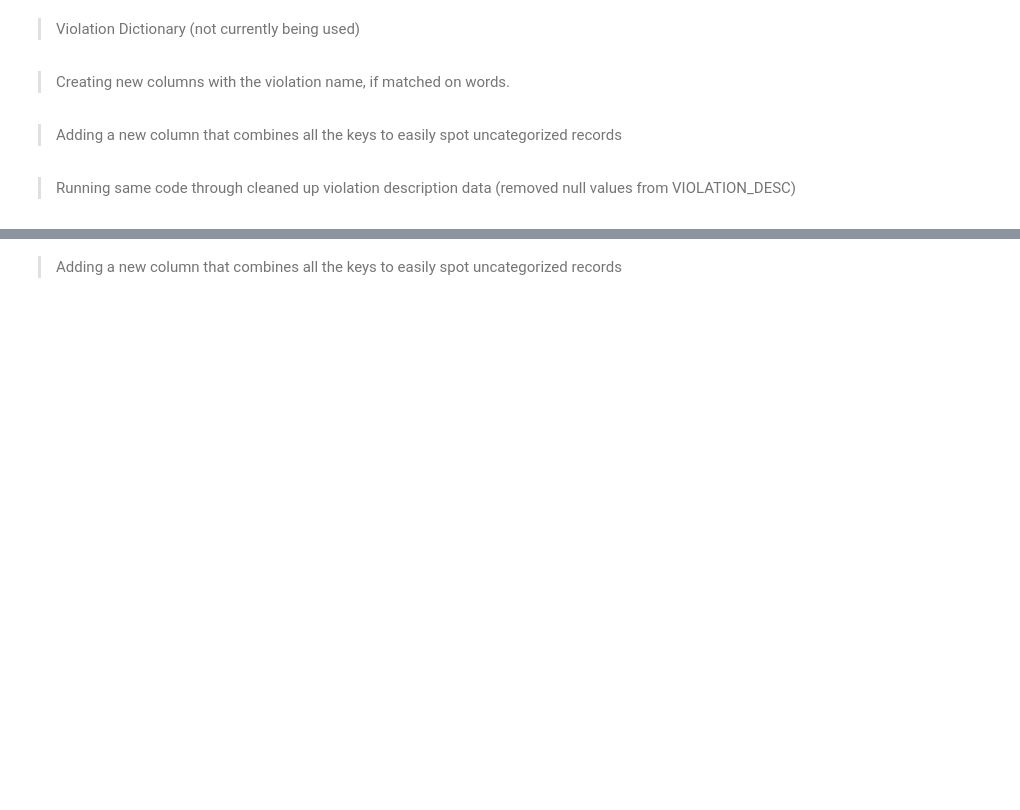
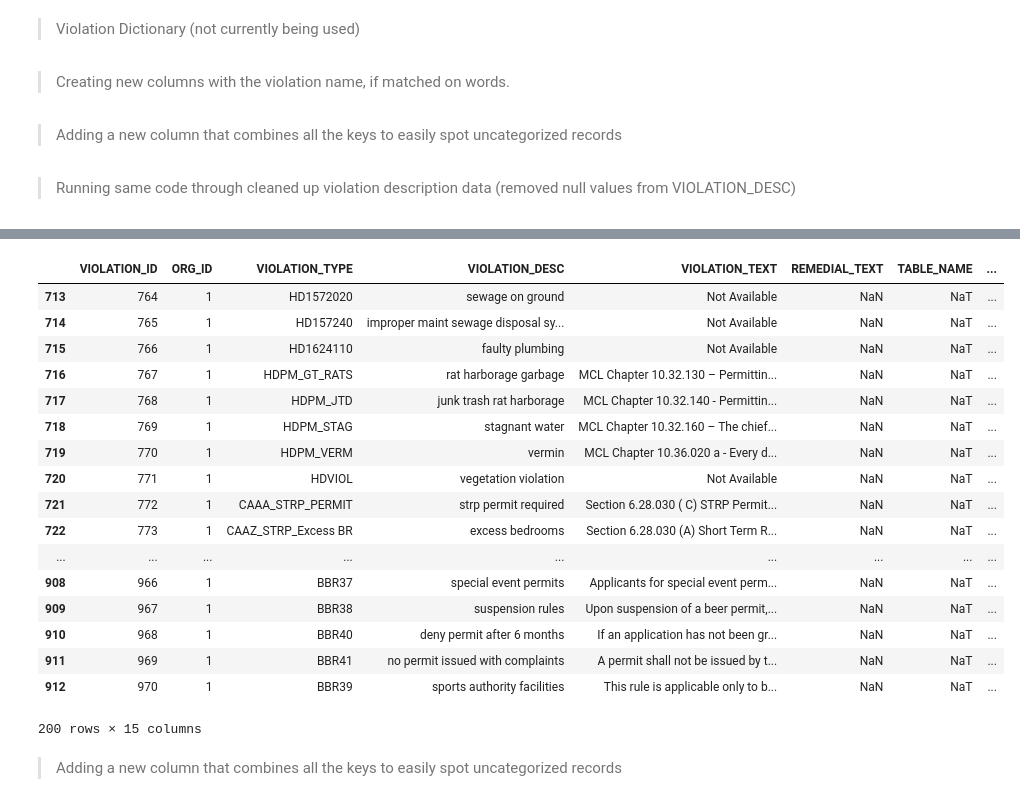
Before and after one commit to shrutijalewar/data-question-2-xtreme-united, a Jupyter notebook: DataQuestion2.ipynb, the cells around one changed output, grey strips where cells are left out. Cells and saved outputs as stored; diff of their text form; code cells hidden in the pictures; blank space fills up the shorter version.

```diff
--- a/DataQuestion2.ipynb
+++ b/DataQuestion2.ipynb
@@ -1217,6 +1218,27 @@ clean_data_2.tail(20)
 # %%
 clean_data_2['VIOLATION_DESC'] = clean_data_2['VIOLATION_DESC'].str.lower()
-clean_data_2['VIOLATION_DESC'] = clean_data_2['VIOLATION_DESC'].dropna(how='',axis=0)
+clean_data_2 = clean_data_2.dropna(how = 'any', subset = ['ORG_ID'],axis=0)
+clean_data_2['VIOLATION_TEXT'] = clean_data_2['VIOLATION_TEXT'].fillna('Not Available')
+clean_data_2.tail(200)
+# %% [output]
+|  | VIOLATION_ID | ORG_ID | VIOLATION_TYPE | VIOLATION_DESC | VIOLATION_TEXT | REMEDIAL_TEXT | TABLE_NAME | ... |
+| 713 | 764 | 1 | HD1572020 | sewage on ground | Not Available | NaN | NaT | ... |
+| 714 | 765 | 1 | HD157240 | improper maint sewage disposal sy... | Not Available | NaN | NaT | ... |
+| 715 | 766 | 1 | HD1624110 | faulty plumbing | Not Available | NaN | NaT | ... |
+| 716 | 767 | 1 | HDPM_GT_RATS | rat harborage garbage | MCL Chapter 10.32.130 – Permittin... | NaN | NaT | ... |
+| 717 | 768 | 1 | HDPM_JTD | junk trash rat harborage | MCL Chapter 10.32.140 - Permittin... | NaN | NaT | ... |
+| 718 | 769 | 1 | HDPM_STAG | stagnant water | MCL Chapter 10.32.160 – The chief... | NaN | NaT | ... |
+| 719 | 770 | 1 | HDPM_VERM | vermin | MCL Chapter 10.36.020 a - Every d... | NaN | NaT | ... |
+| 720 | 771 | 1 | HDVIOL | vegetation violation | Not Available | NaN | NaT | ... |
+| 721 | 772 | 1 | CAAA_STRP_PERMIT | strp permit required | Section 6.28.030 ( C) STRP Permit... | NaN | NaT | ... |
+| 722 | 773 | 1 | CAAZ_STRP_Excess BR | excess bedrooms | Section 6.28.030 (A) Short Term R... | NaN | NaT | ... |
+| ... | ... | ... | ... | ... | ... | ... | ... | ... |
+| 908 | 966 | 1 | BBR37 | special event permits | Applicants for special event perm... | NaN | NaT | ... |
+| 909 | 967 | 1 | BBR38 | suspension rules | Upon suspension of a beer permit,... | NaN | NaT | ... |
+| 910 | 968 | 1 | BBR40 | deny permit after 6 months | If an application has not been gr... | NaN | NaT | ... |
+| 911 | 969 | 1 | BBR41 | no permit issued with complaints | A permit shall not be issued by t... | NaN | NaT | ... |
+| 912 | 970 | 1 | BBR39 | sports authority facilities | This rule is applicable only to b... | NaN | NaT | ... |
+200 rows × 15 columns
 # %%
 clean_data_2['cat1'] =   pd.np.where(clean_data_2['VIOLATION_DESC'].str.contains("repair"), "prop",
                     pd.np.where(clean_data_2['VIOLATION_DESC'].str.contains("porch"), "prop",
```
Also changed, not shown: parts of 8 cells of this notebook, 3 other files.
